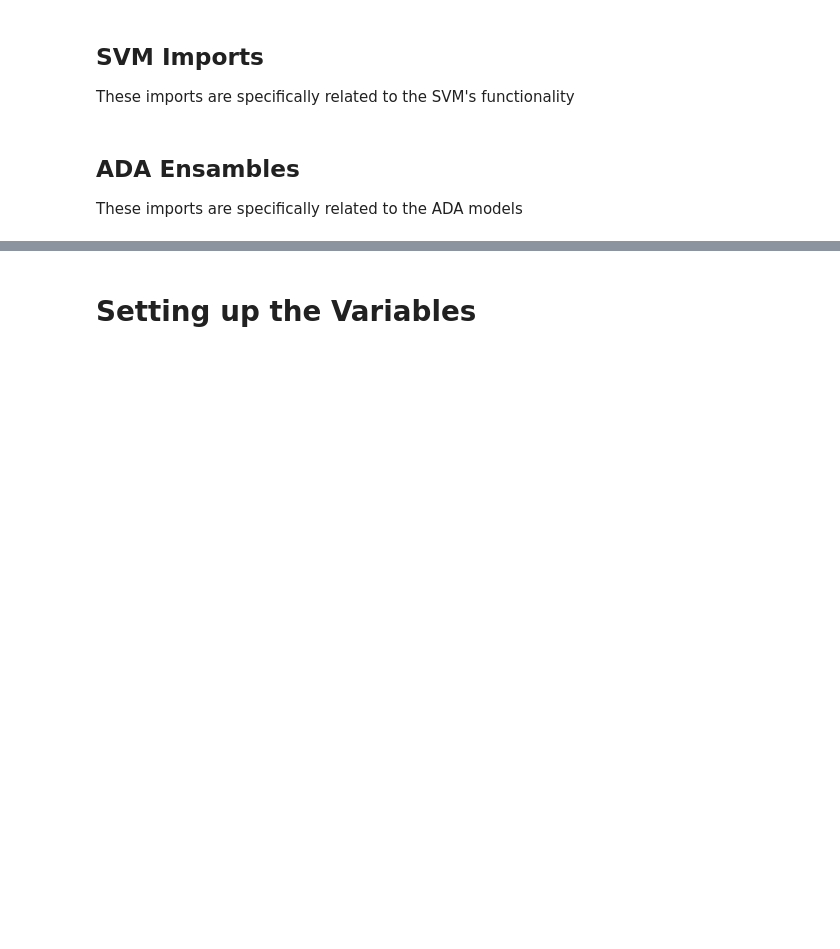
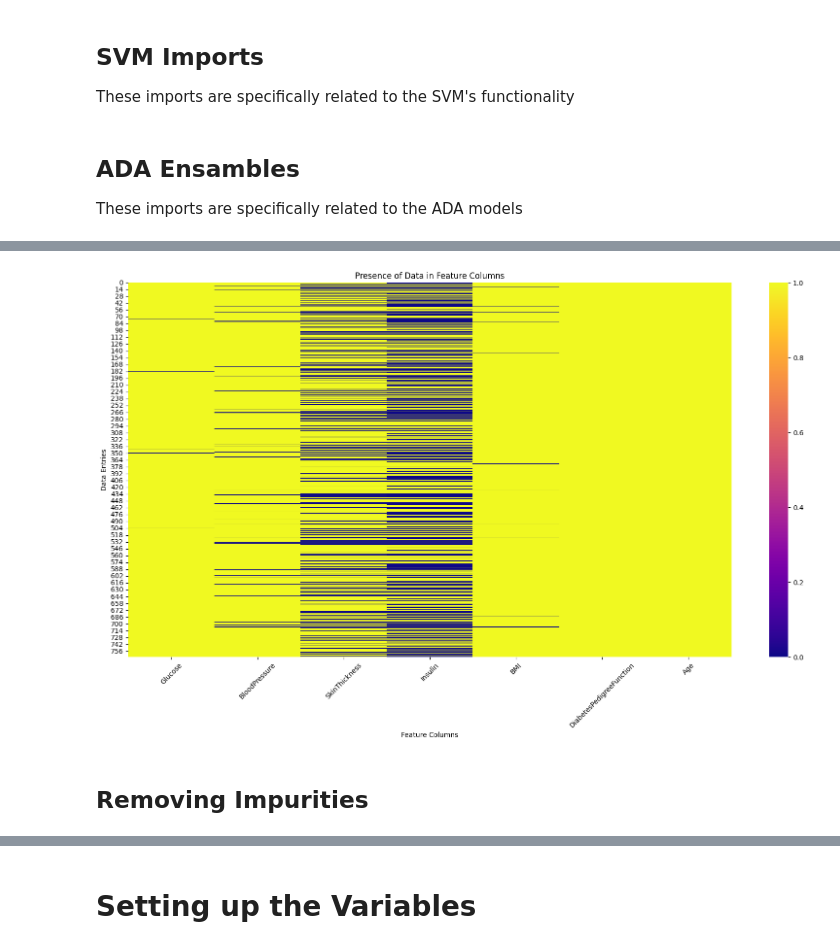
Before and after one commit to Sp0xF8/Individual-Project, a Jupyter notebook: assessment_final.ipynb, the cells around one changed output, grey strips where cells are left out. Cells and saved outputs as stored; diff of their text form; code cells hidden in the pictures; blank space fills up the shorter version.

```diff
--- a/assessment_final.ipynb
+++ b/assessment_final.ipynb
@@ -68,0 +137,23 @@ print(data.shape)
+# %%
+def show_missing_data(data, flag=None):
+	presence_matrix = ~data.isnull()
+
+	# Plotting
+	plt.figure(figsize=(20, 10))
+	sns.heatmap(presence_matrix, cbar=True, cmap='plasma')
+
+	if flag:
+		plt.xticks(ticks=[0.5, 1.5, 2.5, 3.5, 4.5, 5.5, 6.5, 7.5], labels=data.columns, ha='center', va='top', rotation=45)
+	else:
+		plt.xticks(ticks=[0.5, 1.5, 2.5, 3.5, 4.5, 5.5, 6.5], labels=data.columns, ha='center', va='top', rotation=45)
+
+	plt.xlabel('Feature Columns')
+	plt.ylabel('Data Entries')
+	plt.title('Presence of Data in Feature Columns')
+	plt.show()
+# %%
+show_missing_data(no_pregnancy)
+# %% [output]
+[figure, added]
+# %% [markdown]
+## Removing Impurities
```
Also changed, not shown: parts of 37 cells of this notebook, 8 other files.
